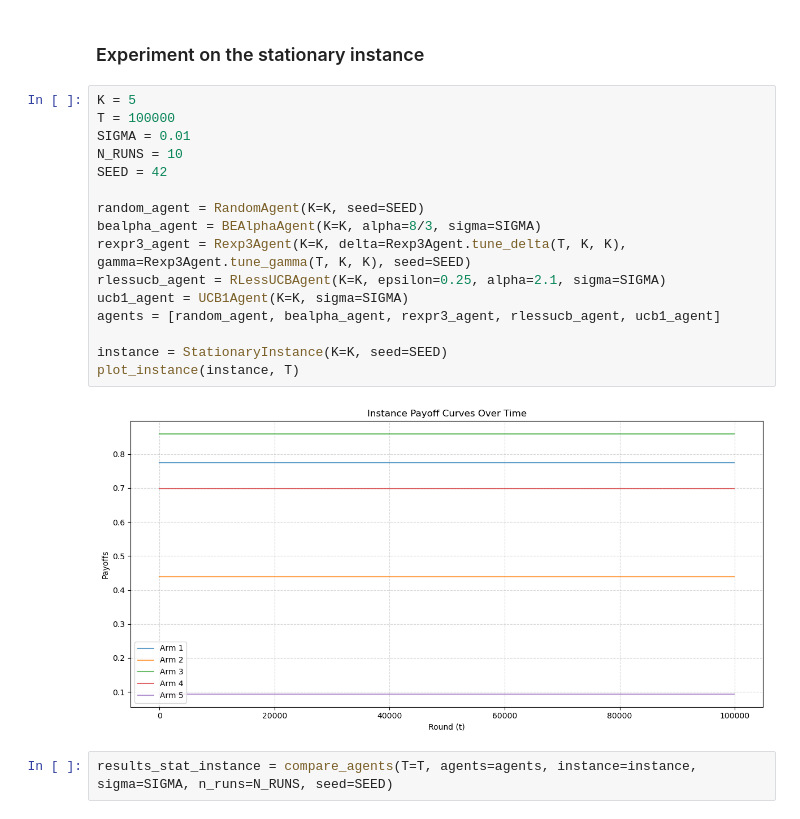
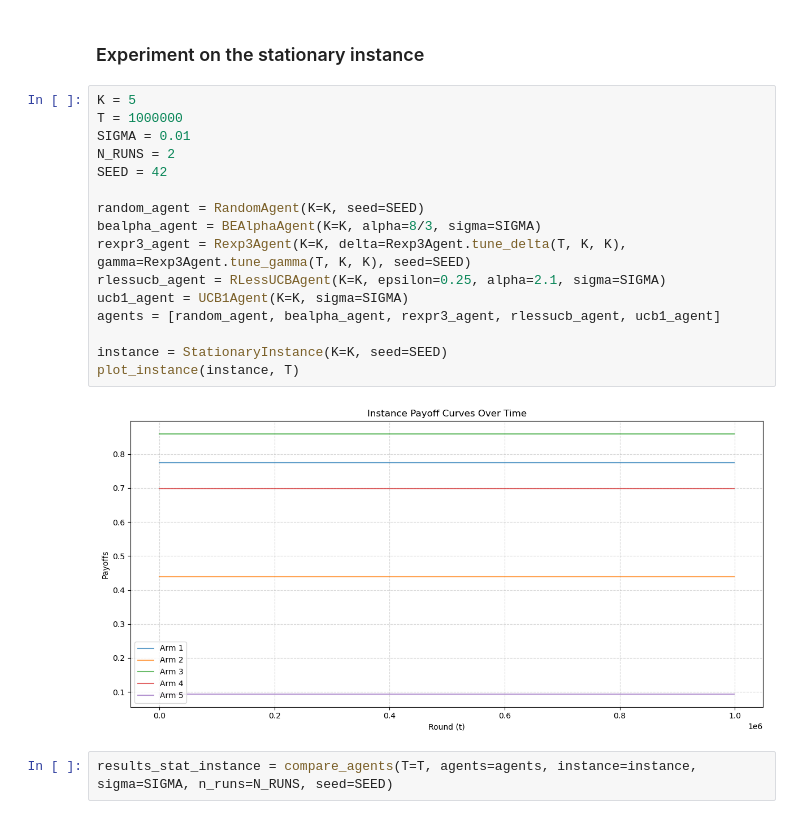
Before and after one commit to m1gwings/rcbealpha-experiments, a Jupyter notebook: bealpha-experiments.ipynb, the cells around one changed output. Drawn from its saved outputs; the diff is of its cells as text.

```diff
--- a/bealpha-experiments.ipynb
+++ b/bealpha-experiments.ipynb
@@ -575,22 +575,22 @@ plot_comparison(results_poly_inst)
 ### Experiment on the stationary instance
 # %%
 K = 5
-T = 100000
+T = 1000000
 SIGMA = 0.01
-N_RUNS = 10
+N_RUNS = 2
 SEED = 42
 
 random_agent = RandomAgent(K=K, seed=SEED)
 bealpha_agent = BEAlphaAgent(K=K, alpha=8/3, sigma=SIGMA)
 rexpr3_agent = Rexp3Agent(K=K, delta=Rexp3Agent.tune_delta(T, K, K), gamma=Rexp3Agent.tune_gamma(T, K, K), seed=SEED)
 rlessucb_agent = RLessUCBAgent(K=K, epsilon=0.25, alpha=2.1, sigma=SIGMA)
 ucb1_agent = UCB1Agent(K=K, sigma=SIGMA)
 agents = [random_agent, bealpha_agent, rexpr3_agent, rlessucb_agent, ucb1_agent]
 
 instance = StationaryInstance(K=K, seed=SEED)
 plot_instance(instance, T)
 # %% [output]
-[figure, old version]
+[figure, new version]
 # %%
 results_stat_instance = compare_agents(T=T, agents=agents, instance=instance, sigma=SIGMA, n_runs=N_RUNS, seed=SEED)
 # %%
```
Also changed, not shown: parts of 3 cells of this notebook.
